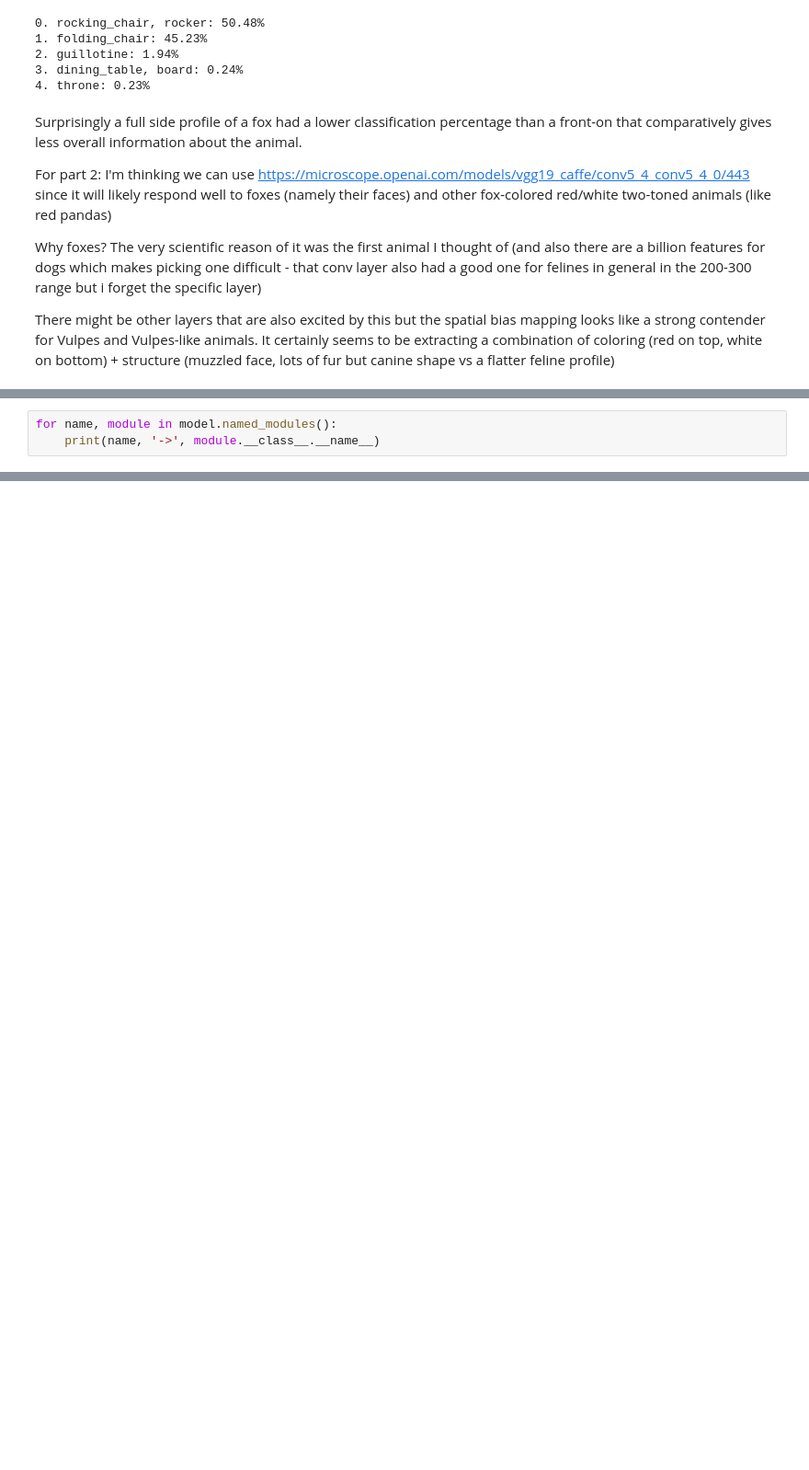
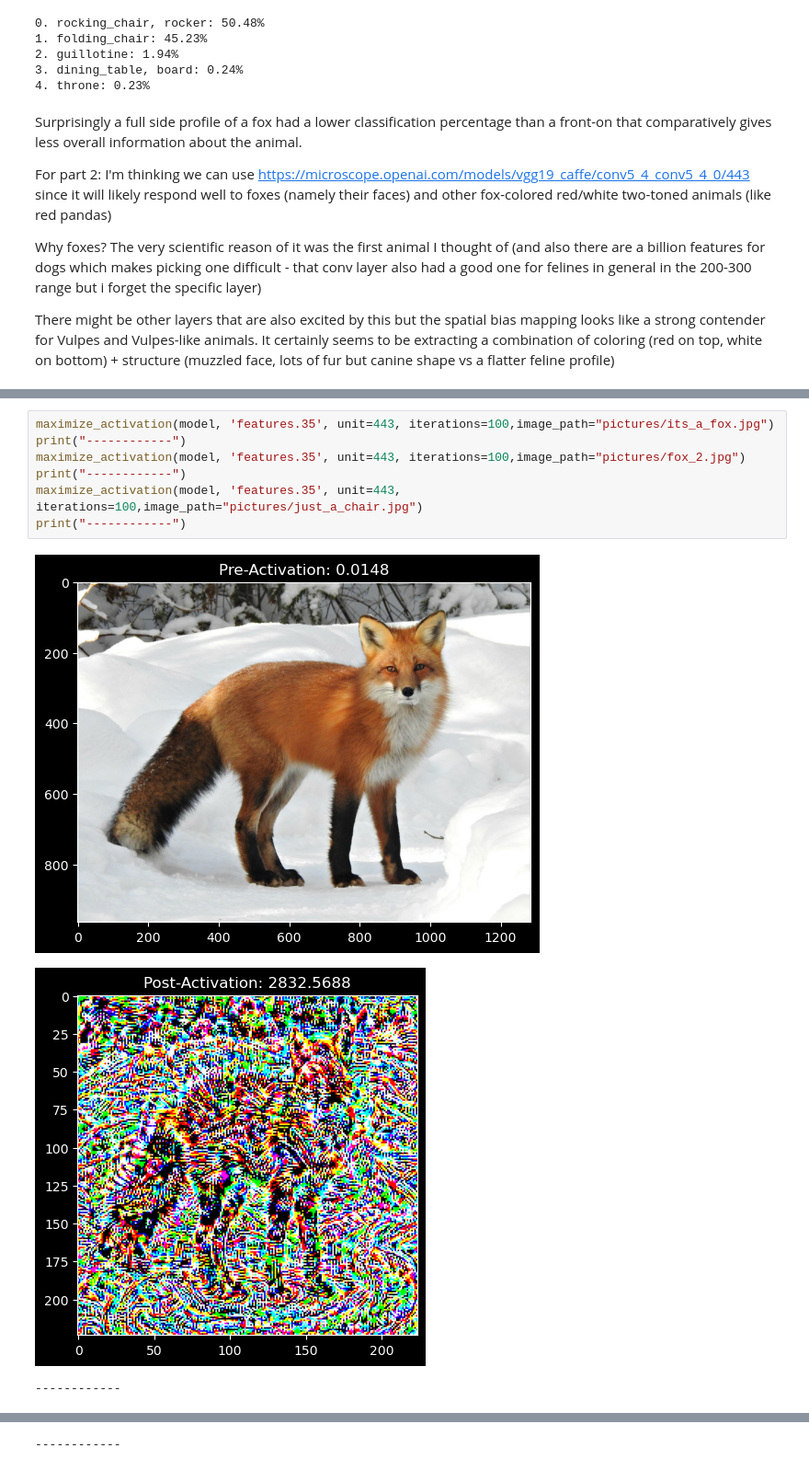
Before and after one commit to SaltyPeachcake/ML_project3, a Jupyter notebook: proj/main.ipynb, the cells around one changed output, grey strips where cells are left out. Shown at 92% size. Saved outputs shown, nothing was run; the diff lists cells and outputs as text; blank space fills up the shorter version.

```diff
--- a/proj/main.ipynb
+++ b/proj/main.ipynb
@@ -165,3 +125,0 @@ maximize_activation(model, 'features.35', unit=443, iterations=300)
-# %%
-for name, module in model.named_modules():
-    print(name, '->', module.__class__.__name__)
@@ -185,0 +176,11 @@ classifier.6 -> Linear
+# %%
+maximize_activation(model, 'features.35', unit=443, iterations=100,image_path="pictures/its_a_fox.jpg")
+print("------------")
+maximize_activation(model, 'features.35', unit=443, iterations=100,image_path="pictures/fox_2.jpg")
+print("------------")
+maximize_activation(model, 'features.35', unit=443, iterations=100,image_path="pictures/just_a_chair.jpg")
+print("------------")
+# %% [output]
+[figure, added]
+[figure, added]
+------------
@@ -185,0 +189 @@ classifier.6 -> Linear
+------------
```
Also changed, not shown: parts of 6 cells of this notebook.
